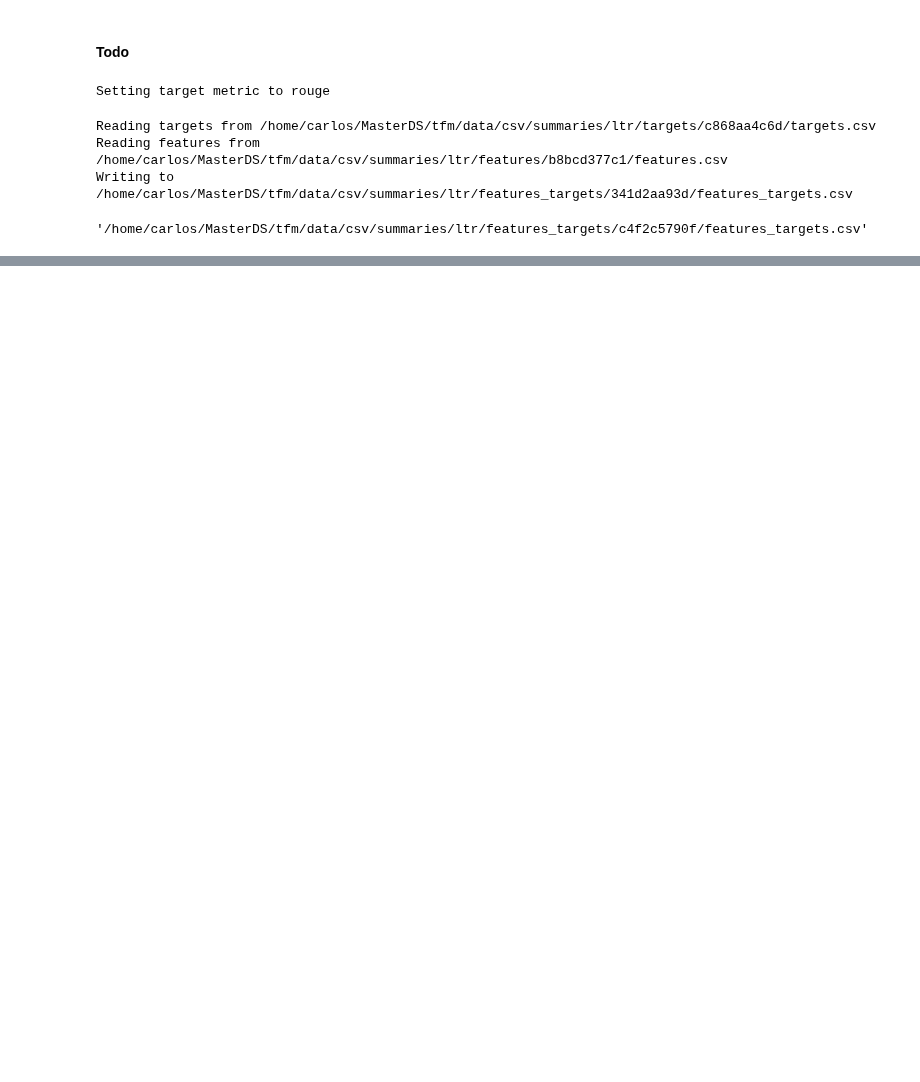
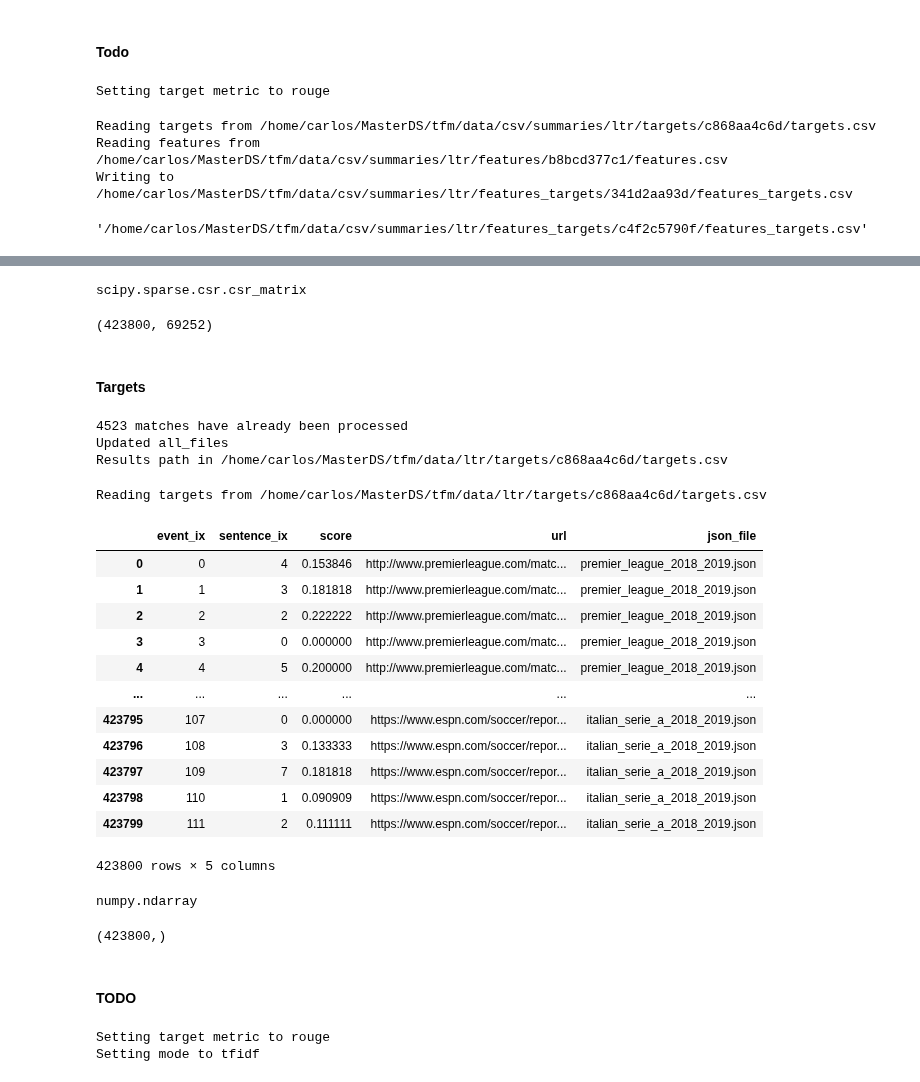
Before and after one commit to gscharly/master_ds_tfm, a Jupyter notebook: analysis/summary/ltr/features_target.ipynb, the cells around one changed output, grey strips where cells are left out. Saved outputs shown, nothing was run; the diff lists cells and outputs as text; code cells hidden in the pictures; blank space fills up the shorter version.

```diff
--- a/analysis/summary/ltr/features_target.ipynb
+++ b/analysis/summary/ltr/features_target.ipynb
@@ -776,0 +722,2 @@ ltr.file_path
+# %%
+processor = ArticleTextProcessor(drop_teams=drop_teams, lemma=lemma)
@@ -776,0 +726,4 @@ ltr.file_path
+# %%
+features = LTRFeaturesTF(mode=mode, count_vec_kwargs=count_vec_kwargs, lemma=lemma,
+                         drop_teams=drop_teams, processor=processor)
+targets = LTRTargets(metric=target_metric, metric_params=metric_params, processor=processor)
@@ -776,0 +744,36 @@ ltr.file_path
+# %%
+type(x)
+# %% [output]
+scipy.sparse.csr.csr_matrix
+# %%
+x.shape
+# %% [output]
+(423800, 69252)
+# %% [markdown]
+#### Targets
+# %%
+targets.run_all_matches()
+# %% [output]
+4523 matches have already been processed
+Updated all_files
+Results path in /home/carlos/MasterDS/tfm/data/ltr/targets/c868aa4c6d/targets.csv
+# %%
+targets_df = targets.get_targets()
+# %% [output]
+Reading targets from /home/carlos/MasterDS/tfm/data/ltr/targets/c868aa4c6d/targets.csv
+# %%
+targets_df
+# %% [output]
+|  | event_ix | sentence_ix | score | url | json_file |
+| 0 | 0 | 4 | 0.153846 | http://www.premierleague.com/matc... | premier_league_2018_2019.json |
+| 1 | 1 | 3 | 0.181818 | http://www.premierleague.com/matc... | premier_league_2018_2019.json |
+| 2 | 2 | 2 | 0.222222 | http://www.premierleague.com/matc... | premier_league_2018_2019.json |
+| 3 | 3 | 0 | 0.000000 | http://www.premierleague.com/matc... | premier_league_2018_2019.json |
+| 4 | 4 | 5 | 0.200000 | http://www.premierleague.com/matc... | premier_league_2018_2019.json |
+| ... | ... | ... | ... | ... | ... |
+| 423795 | 107 | 0 | 0.000000 | https://www.espn.com/soccer/repor... | italian_serie_a_2018_2019.json |
+| 423796 | 108 | 3 | 0.133333 | https://www.espn.com/soccer/repor... | italian_serie_a_2018_2019.json |
+| 423797 | 109 | 7 | 0.181818 | https://www.espn.com/soccer/repor... | italian_serie_a_2018_2019.json |
+| 423798 | 110 | 1 | 0.090909 | https://www.espn.com/soccer/repor... | italian_serie_a_2018_2019.json |
+| 423799 | 111 | 2 | 0.111111 | https://www.espn.com/soccer/repor... | italian_serie_a_2018_2019.json |
+423800 rows × 5 columns
@@ -776,0 +782,22 @@ ltr.file_path
+# %%
+type(y)
+# %% [output]
+numpy.ndarray
+# %%
+y.shape
+# %% [output]
+(423800,)
+# %% [markdown]
+#### TODO
+# %%
+ltr = LTRFeaturesTargetsTF(target_metric=target_metric,
+                            metric_params=metric_params,
+                            count_vec_kwargs=count_vec_kwargs,
+                            mode=mode,
+                            drop_teams=drop_teams,
+                            lemma=lemma,
+                            train_perc=train_perc,
+                            val_perc=val_perc)
+# %% [output]
+Setting target metric to rouge
+Setting mode to tfidf
```
Also changed, not shown: parts of 40 cells of this notebook, 4 other files.
